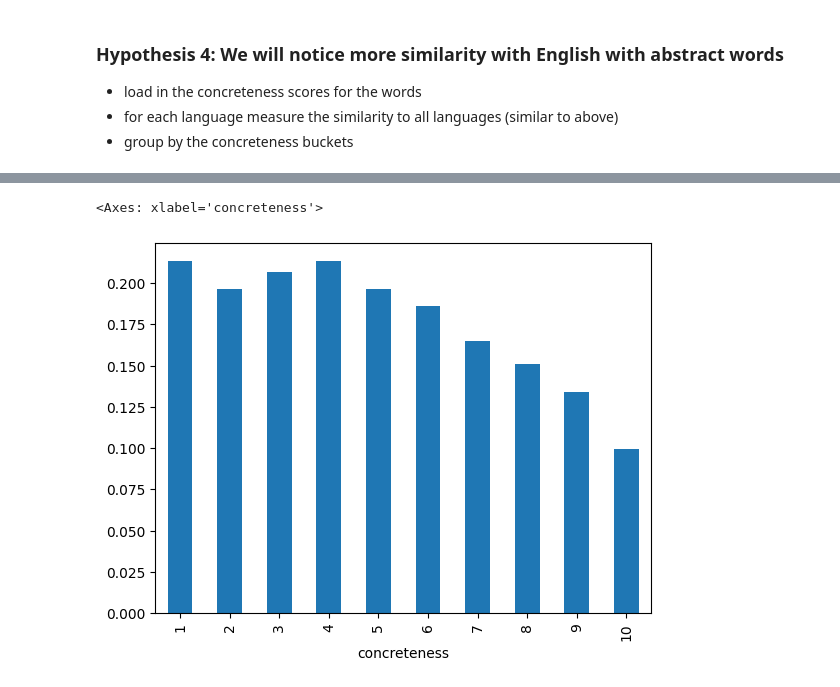
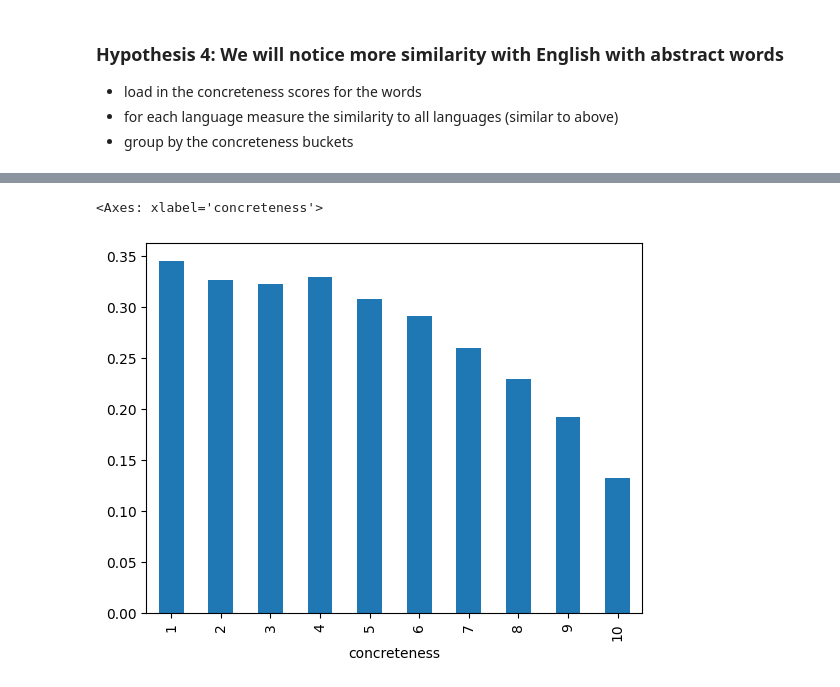
Before and after one commit to vminvsky/semantic-accents, a Jupyter notebook: notebooks/recreate_nhb_paper.ipynb, the cells around one changed output, grey strips where cells are left out. Drawn from its saved outputs; the diff is of its cells as text; code cells hidden in the pictures.

```diff
--- a/notebooks/recreate_nhb_paper.ipynb
+++ b/notebooks/recreate_nhb_paper.ipynb
@@ -24,16 +24,21 @@ def filter_df(df):
 # %%
 data_source = 'concreteness' # concreteness, NorthErualex_concepts
 data_dir = f'../data/{data_source}/similarity/'
-settings = ['synthetic_synthetic', 'real_real', 'synthetic_real']
-langs = ['en','fr','de','ja', 'ru','et','hi']
-model_name = 'Meta-Llama-3-1-70B-Instruct-htzs' # 'Meta-Llama-3-1-8B-Instruct-nwxcg', 'Meta-Llama-3-1-70B-Instruct-htzs'
+synth_name = 'synthetic'
+real_name = 'original'
+synth_synth = f'{synth_name}_{synth_name}'
+real_real = f'{real_name}_{real_name}'
+synth_real = f'{synth_name}_{real_name}'
+settings = [synth_synth, synth_real, real_real]
+langs = ['en','bn','de','ru']
+model_name = 'Meta-Llama-3-1-8B-Instruct-nwxcg' # 'Meta-Llama-3-1-8B-Instruct-nwxcg', 'Meta-Llama-3-1-70B-Instruct-htzs'
 pearsons = []
 
 
 for setting in settings:
     for lang1 in langs:
         for lang2 in langs:
-            if (lang1 == lang2) & (setting != 'synthetic_real'):
+            if (lang1 == lang2) & (setting != synth_real):
                 continue
 
             data_path = f'{data_dir}{model_name}/{setting}/{lang1}_{lang2}.csv'
@@ -42,12 +47,14 @@ for setting in settings:
                 # pearson correlation btwn sim and tr_sim
                 df = filter_df(df)
                 pearson = df['sim'].corr(df['tr_sim'], method='pearson')
+                spearman = df['sim'].corr(df['tr_sim'], method='spearman')
                 pearsons.append({
                     'lang1': lang1,
                     'lang2': lang2,
                     'setting': setting,
-                    'pearson': pearson
+                    'pearson': pearson,
+                    'spearman': spearman
                 })
             except Exception as e:
-                print('no data for ', data_path)
+                # print('no data for ', data_path)
                 print(e)
@@ -186,15 +168,16 @@ lid_lid_mapping = {
     'eng': 'en',
     'fra': 'fr',
     'jpn': 'ja',
-    'deu': 'de'
+    'deu': 'de',
+    'bgd': 'bn',
 }
 
 cluster_df['language_id'] = cluster_df['language_id'].map(lid_lid_mapping)
 # %%
-data_source = 'NorthErualex_concepts' # concreteness, NorthErualex_concepts
+data_source = 'concreteness' # concreteness, NorthErualex_concepts
 data_dir = f'../data/{data_source}/similarity/'
 settings = ['synthetic_synthetic', 'real_real', 'synthetic_real']
-langs = ['en','fr','de','ja', 'ru','et','hi']
+langs = ['en','bn','de','ru']
 model_name = 'Meta-Llama-3-1-8B-Instruct-nwxcg' # 'Meta-Llama-3-1-8B-Instruct-nwxcg', 'Meta-Llama-3-1-70B-Instruct-htzs'
 pearsons_2 = []
 
@@ -278,15 +244,20 @@ concreteness_df = pd.read_csv(concreteness_path)
 # %%
 data_source = 'concreteness' # concreteness, NorthErualex_concepts
 data_dir = f'../data/{data_source}/similarity/'
-settings = ['synthetic_synthetic', 'real_real', 'synthetic_real']
-langs = ['en','fr','de','ja', 'ru','et','hi']
-model_name = 'Meta-Llama-3-1-70B-Instruct-htzs' # 'Meta-Llama-3-1-8B-Instruct-nwxcg', 'Meta-Llama-3-1-70B-Instruct-htzs'
+synth_name = 'synth-bedtime'
+real_name = 'real'
+synth_synth = f'{synth_name}_{synth_name}'
+real_real = f'{real_name}_{real_name}'
+synth_real = f'{synth_name}_{real_name}'
+settings = [synth_synth, synth_real, real_real]
+langs = ['en','bn','de','ru']
+model_name = 'Meta-Llama-3-1-8B-Instruct-nwxcg' # 'Meta-Llama-3-1-8B-Instruct-nwxcg', 'Meta-Llama-3-1-70B-Instruct-htzs'
 pearsons_2 = []
 
 for setting in settings:
     for lang1 in langs:
         for lang2 in langs:
-            if (lang1 == lang2) & (setting != 'synthetic_real'):
+            if (lang1 == lang2) & (setting != synth_real):
                 continue
 
             data_path = f'{data_dir}{model_name}/{setting}/{lang1}_{lang2}.csv'
@@ -348,11 +285,11 @@ data
 # %%
 df = pd.DataFrame(pearsons_2)
-df = df[df['setting'] == 'synthetic_real']
+df = df[df['setting'] == synth_real]
 
 df.groupby('concreteness')['pearson'].mean().plot(kind='bar')
 # %% [output]
 <Axes: xlabel='concreteness'>
-[figure, old version]
+[figure, new version]
 # %%
 # lang1 is the synthetic
 gps = df.groupby('lang1')
```
Also changed, not shown: parts of 10 cells of this notebook, 3 other files.
